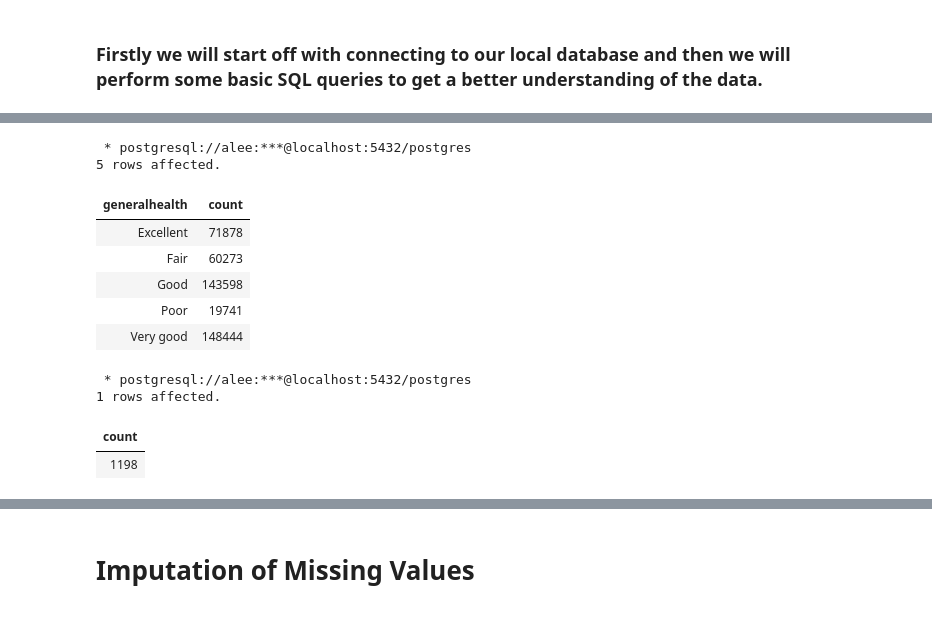
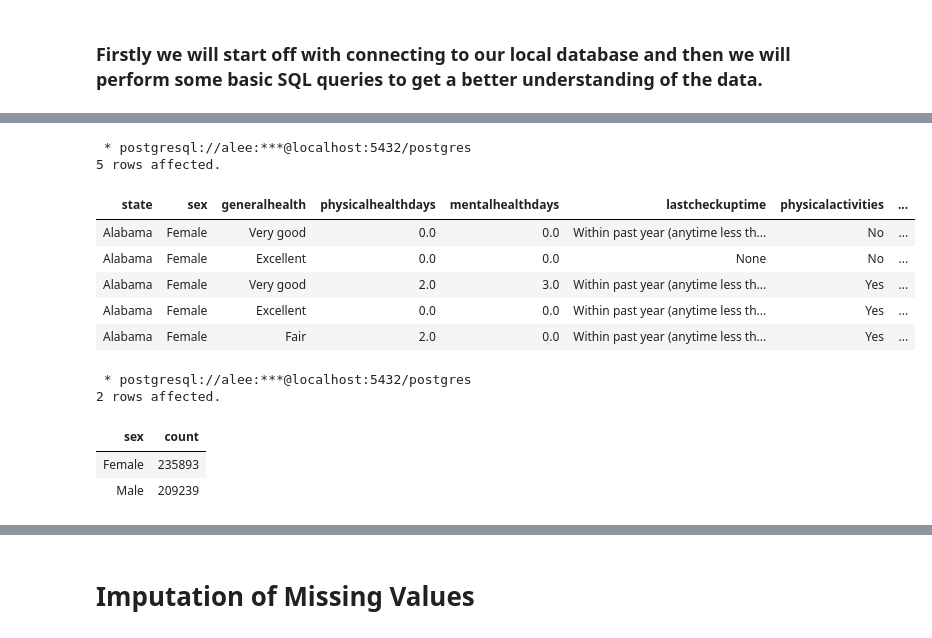
Before and after one commit to theCodeCS/heart_disease_predictor, a Jupyter notebook: heart_disease_predictor/heart_disease.ipynb, the cells around one changed output, grey strips where cells are left out. Saved outputs shown, nothing was run; the diff lists cells and outputs as text; code cells hidden in the pictures.

```diff
--- a/heart_disease_predictor/heart_disease.ipynb
+++ b/heart_disease_predictor/heart_disease.ipynb
@@ -69,29 +77,29 @@ The sql extension is already loaded. To reload it, use:
-# %%
-%%sql
--- 1. How many patients are there in the dataset?
-
-SELECT GeneralHealth, COUNT(GeneralHealth) AS count
-FROM heart_disease
-GROUP BY GeneralHealth
-LIMIT 5
-# %% [output]
- * postgresql://alee:***@localhost:5432/postgres
-5 rows affected.
-| generalhealth | count |
-| Excellent | 71878 |
-| Fair | 60273 |
-| Good | 143598 |
-| Poor | 19741 |
-| Very good | 148444 |
-# %%
-%%sql
--- Count the number of rows where GeneralHealth is NULL
-
-SELECT count(*)
-FROM heart_disease
-WHERE generalhealth IS NULL
-# %% [output]
- * postgresql://alee:***@localhost:5432/postgres
-1 rows affected.
-| count |
-| 1198 |
+# %%
+%%sql
+-- 1. Let's start by checking the first few rows of the heart_disease table.
+
+SELECT *
+FROM heart_disease
+LIMIT 5
+# %% [output]
+ * postgresql://alee:***@localhost:5432/postgres
+5 rows affected.
+| state | sex | generalhealth | physicalhealthdays | mentalhealthdays | lastcheckuptime | physicalactivities | ... |
+| Alabama | Female | Very good | 0.0 | 0.0 | Within past year (anytime less th... | No | ... |
+| Alabama | Female | Excellent | 0.0 | 0.0 | None | No | ... |
+| Alabama | Female | Very good | 2.0 | 3.0 | Within past year (anytime less th... | Yes | ... |
+| Alabama | Female | Excellent | 0.0 | 0.0 | Within past year (anytime less th... | Yes | ... |
+| Alabama | Female | Fair | 2.0 | 0.0 | Within past year (anytime less th... | Yes | ... |
+# %%
+%%sql
+-- 2. Check the number of males and females in the column (sex)
+
+SELECT sex, COUNT(*)
+FROM heart_disease
+GROUP BY 1
+# %% [output]
+ * postgresql://alee:***@localhost:5432/postgres
+2 rows affected.
+| sex | count |
+| Female | 235893 |
+| Male | 209239 |
```
Also changed, not shown: parts of 20 cells of this notebook.
